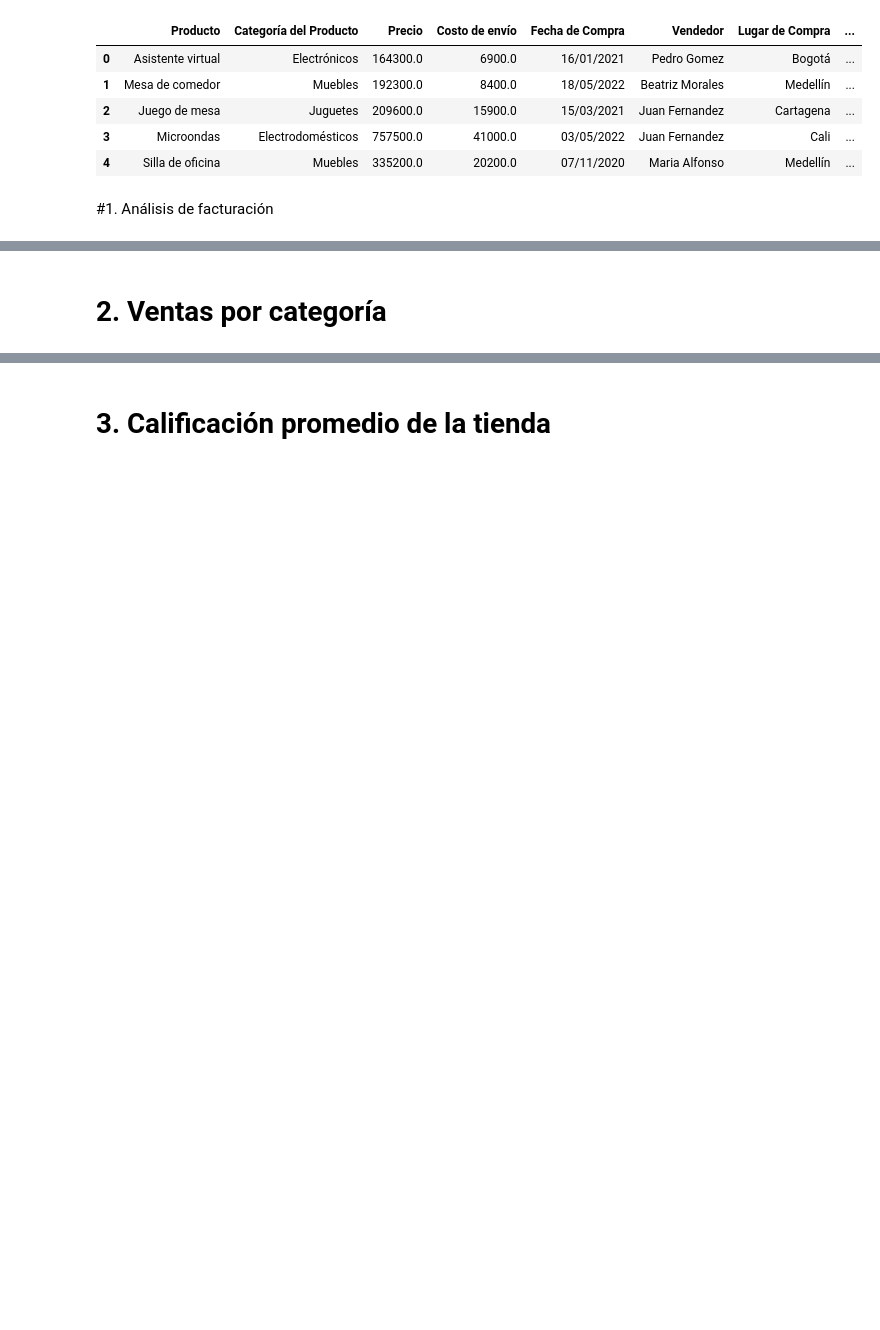
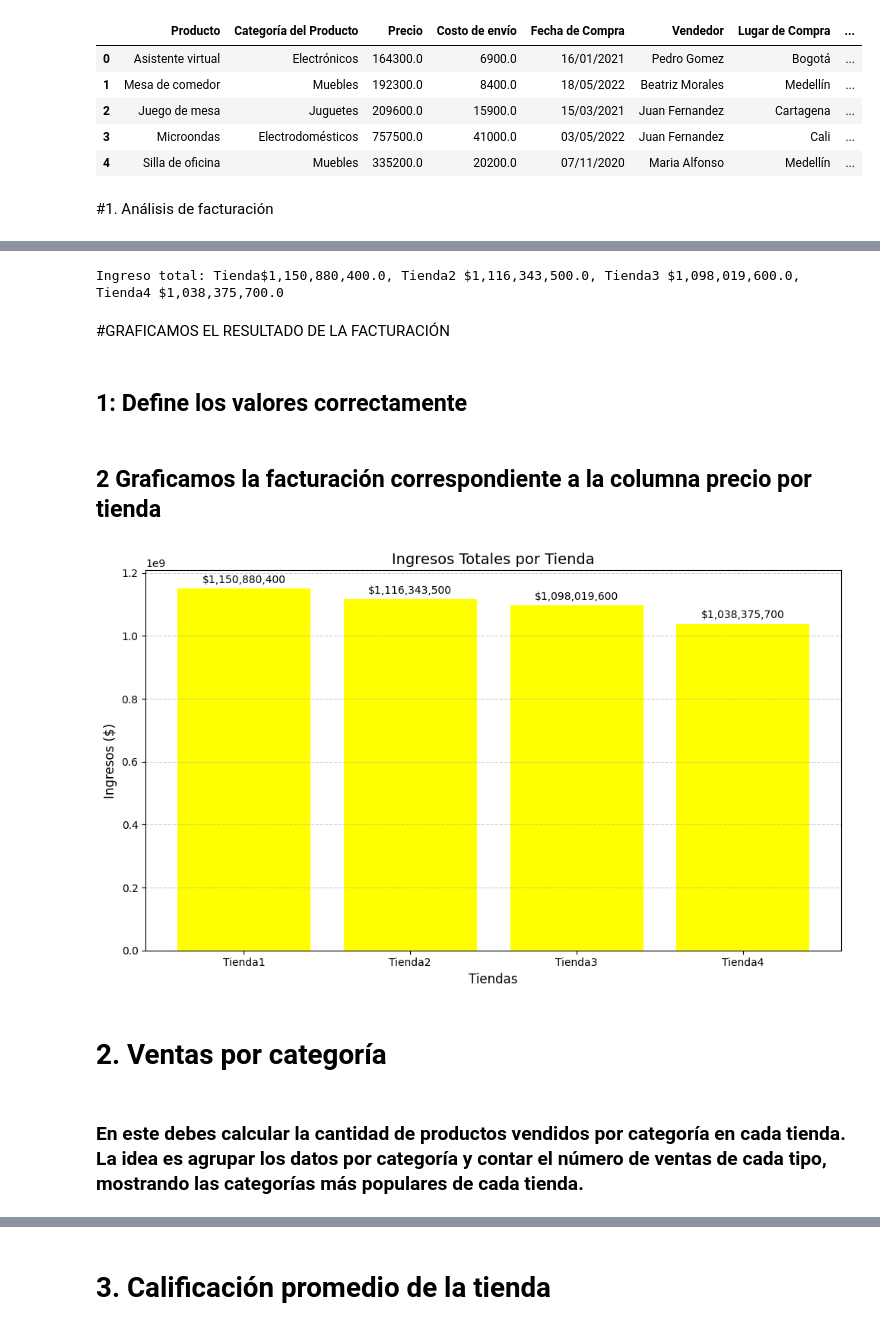
Before and after one commit to Starleen1996/Challenger_1_Alura_Store, a Jupyter notebook: AluraStoreLatam.ipynb, the cells around one changed output, grey strips where cells are left out. Saved outputs shown, nothing was run; the diff lists cells and outputs as text; code cells hidden in the pictures; blank space fills up the shorter version.

```diff
--- a/AluraStoreLatam.ipynb
+++ b/AluraStoreLatam.ipynb
@@ -28,2 +35,51 @@ tienda.head()
+# %%
+# En este primer análisis, debes calcular el ingreso total de cada tienda. Sumando los valores de la columna Precio de cada conjunto de datos de la tienda para estimar los ingresos.
+
+tiendas = [tienda,tienda2,tienda3,tienda4]  # Lista de las tiendas
+sumas_precios = [] #Lista para almacenar las sumas de cada tienda
+
+
+for tienda in tiendas:
+    precios = tienda["Precio"].tolist()
+    suma = sum(precios)
+    sumas_precios.append(suma)
+
+print(f'Ingreso total: Tienda${sumas_precios[0]:,}, Tienda2 ${sumas_precios[1]:,}, Tienda3 ${sumas_precios[2]:,}, Tienda4 ${sumas_precios[3]:,}')
+# %% [output]
+Ingreso total: Tienda$1,150,880,400.0, Tienda2 $1,116,343,500.0, Tienda3 $1,098,019,600.0, Tienda4 $1,038,375,700.0
+# %% [markdown]
+#GRAFICAMOS EL RESULTADO DE LA FACTURACIÓN
+# %% [markdown]
+## 1: Define los valores correctamente
+# %%
+import matplotlib.pyplot as plt
+
+# Nombres de las tiendas (puedes ajustarlos si lo prefieres)
+nombres_tiendas = ['Tienda1', 'Tienda2', 'Tienda3', 'Tienda4']
+
+# Ingresos como números (sin comas, sin símbolo $)
+sumas_precios = [1150880400.0, 1116343500.0, 1098019600.0, 1038375700.0]
+# %% [markdown]
+## 2 Graficamos la facturación correspondiente a la columna precio por tienda
+# %%
+plt.figure(figsize=(10, 6))
+plt.bar(nombres_tiendas, sumas_precios, color='yellow')
+
+# Añadir títulos y etiquetas
+plt.title('Ingresos Totales por Tienda', fontsize=14)
+plt.xlabel('Tiendas', fontsize=12)
+plt.ylabel('Ingresos ($)', fontsize=12)
+plt.grid(axis='y', linestyle='--', alpha=0.6)
+
+# Mostrar los valores sobre cada barra
+for i, valor in enumerate(sumas_precios):
+    plt.text(i, valor + 1e7, f"${valor:,.0f}", ha='center', va='bottom', fontsize=10)
+
+plt.tight_layout()
+plt.show()
+# %% [output]
+[figure, added]
 # %% [markdown]
 # 2. Ventas por categoría
+# %% [markdown]
+### En este debes calcular la cantidad de productos vendidos por categoría en cada tienda. La idea es agrupar los datos por categoría y contar el número de ventas de cada tipo, mostrando las categorías más populares de cada tienda.
```
Also changed, not shown: parts of 8 cells of this notebook.
